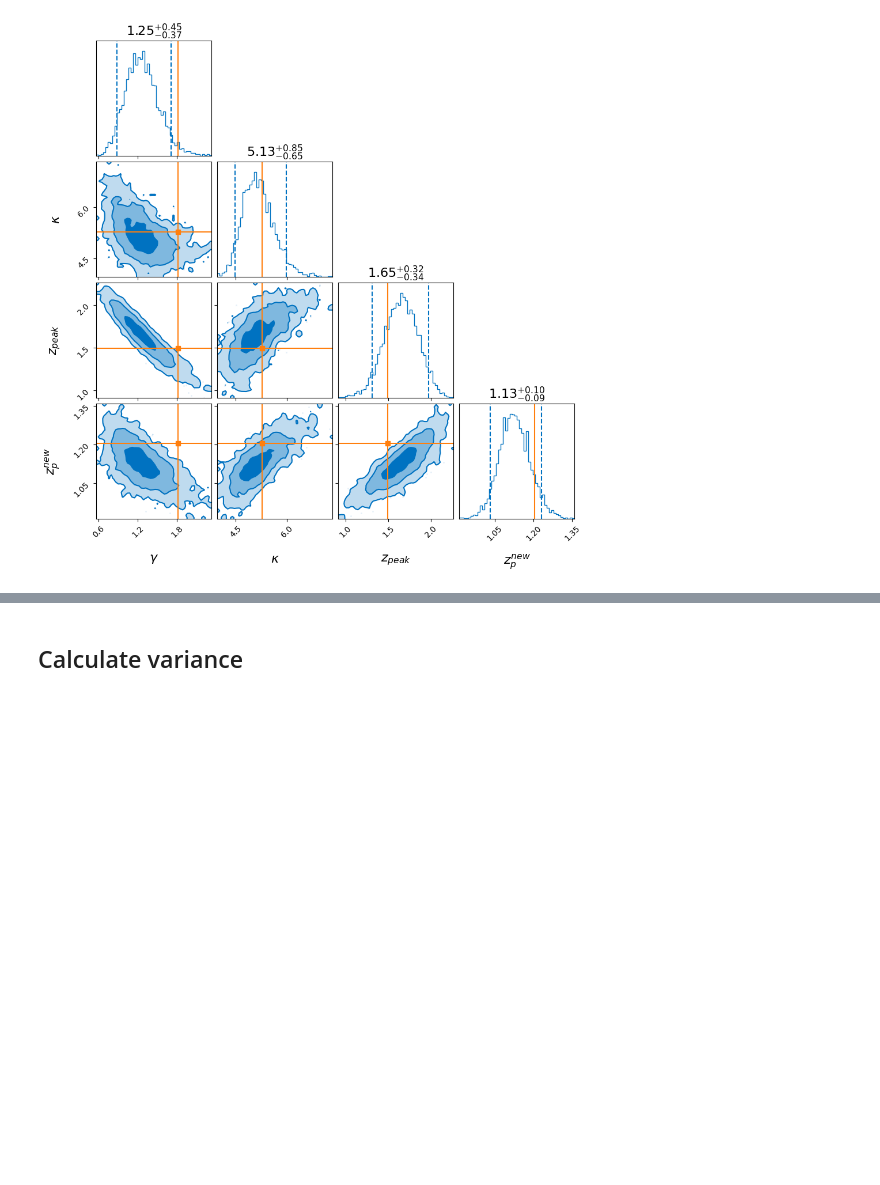
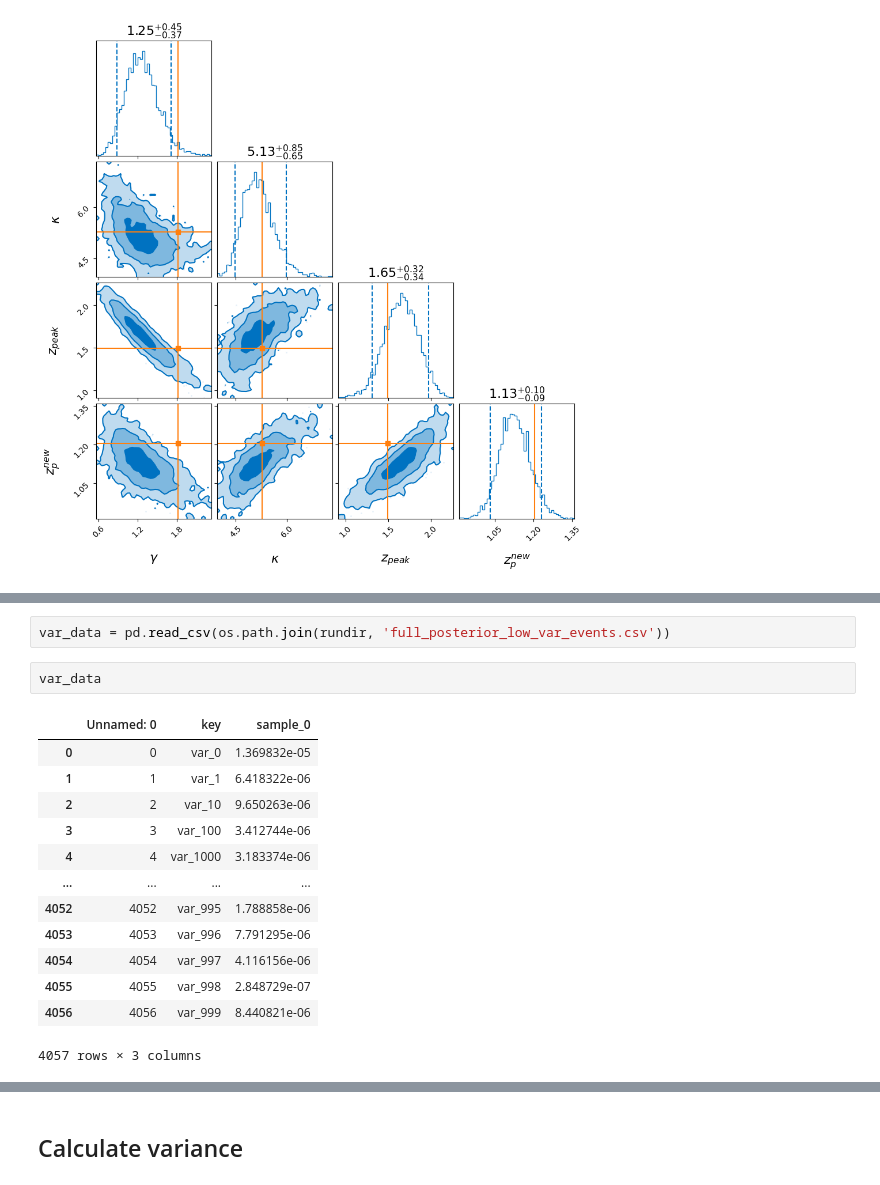
Before and after one commit to divyajyoti09/next_gen_detect, a Jupyter notebook: A-sharp_z_peak_mapping/gwpopulation/post_proc_checks_gwpop.ipynb, the cells around one changed output, grey strips where cells are left out. Saved outputs shown, nothing was run; the diff lists cells and outputs as text; blank space fills up the shorter version.

```diff
--- a/A-sharp_z_peak_mapping/gwpopulation/post_proc_checks_gwpop.ipynb
+++ b/A-sharp_z_peak_mapping/gwpopulation/post_proc_checks_gwpop.ipynb
@@ -159,0 +179,18 @@ result.plot_corner(parameters=true_params, outdir=outdir,
+# %%
+var_data = pd.read_csv(os.path.join(rundir, 'full_posterior_low_var_events.csv'))
+# %%
+var_data
+# %% [output]
+|  | Unnamed: 0 | key | sample_0 |
+| 0 | 0 | var_0 | 1.369832e-05 |
+| 1 | 1 | var_1 | 6.418322e-06 |
+| 2 | 2 | var_10 | 9.650263e-06 |
+| 3 | 3 | var_100 | 3.412744e-06 |
+| 4 | 4 | var_1000 | 3.183374e-06 |
+| ... | ... | ... | ... |
+| 4052 | 4052 | var_995 | 1.788858e-06 |
+| 4053 | 4053 | var_996 | 7.791295e-06 |
+| 4054 | 4054 | var_997 | 4.116156e-06 |
+| 4055 | 4055 | var_998 | 2.848729e-07 |
+| 4056 | 4056 | var_999 | 8.440821e-06 |
+4057 rows × 3 columns
```
Also changed, not shown: parts of 5 cells of this notebook, 1 other file.
